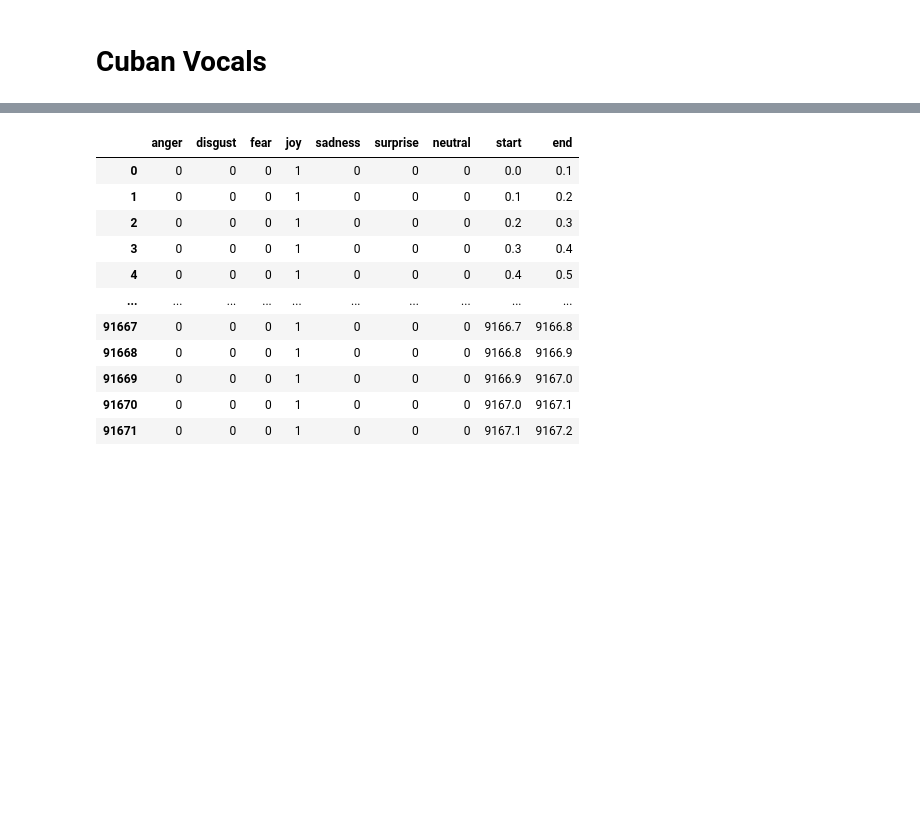
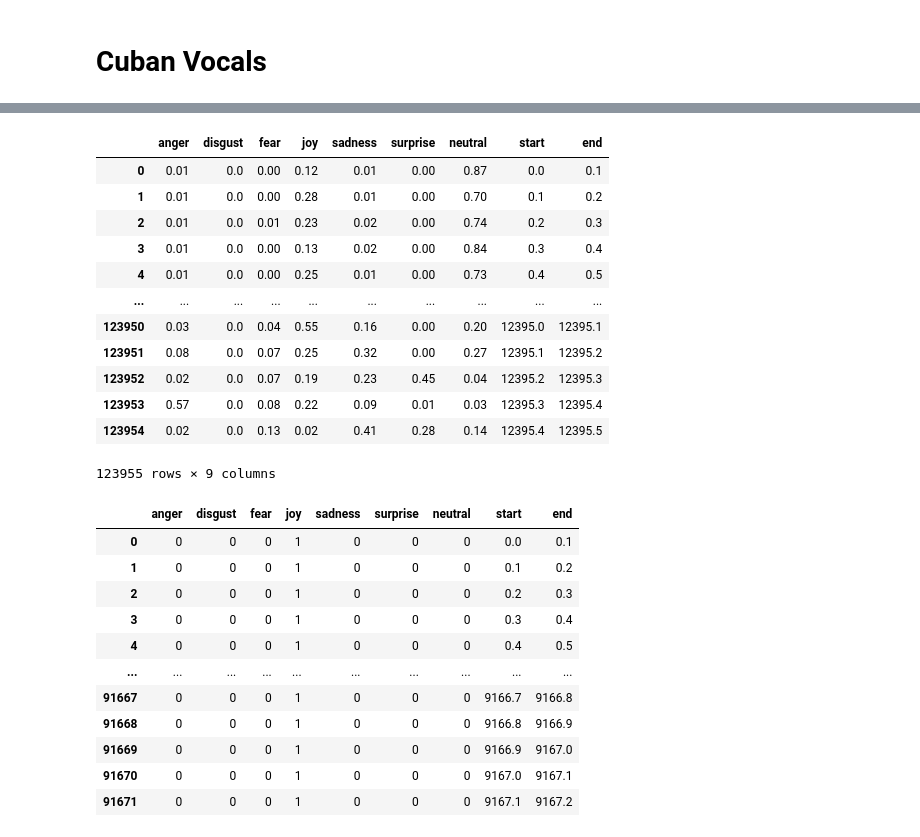
Before and after one commit to RavenRudi/coin_jazz, a Jupyter notebook: notebooks/FER_plots.ipynb, the cells around one changed output, grey strips where cells are left out. Drawn from its saved outputs; the diff is of its cells as text; code cells hidden in the pictures; blank space fills up the shorter version.

```diff
--- a/notebooks/FER_plots.ipynb
+++ b/notebooks/FER_plots.ipynb
@@ -116,3 +132,19 @@ df_vocals_morning_abs = calculate_highest_emotion(df_vocals_morning, True)
+# %%
+df_vocals_afternoon
+# %% [output]
+|  | anger | disgust | fear | joy | sadness | surprise | neutral | start | end |
+| 0 | 0.01 | 0.0 | 0.00 | 0.12 | 0.01 | 0.00 | 0.87 | 0.0 | 0.1 |
+| 1 | 0.01 | 0.0 | 0.00 | 0.28 | 0.01 | 0.00 | 0.70 | 0.1 | 0.2 |
+| 2 | 0.01 | 0.0 | 0.01 | 0.23 | 0.02 | 0.00 | 0.74 | 0.2 | 0.3 |
+| 3 | 0.01 | 0.0 | 0.00 | 0.13 | 0.02 | 0.00 | 0.84 | 0.3 | 0.4 |
+| 4 | 0.01 | 0.0 | 0.00 | 0.25 | 0.01 | 0.00 | 0.73 | 0.4 | 0.5 |
+| ... | ... | ... | ... | ... | ... | ... | ... | ... | ... |
+| 123950 | 0.03 | 0.0 | 0.04 | 0.55 | 0.16 | 0.00 | 0.20 | 12395.0 | 12395.1 |
+| 123951 | 0.08 | 0.0 | 0.07 | 0.25 | 0.32 | 0.00 | 0.27 | 12395.1 | 12395.2 |
+| 123952 | 0.02 | 0.0 | 0.07 | 0.19 | 0.23 | 0.45 | 0.04 | 12395.2 | 12395.3 |
+| 123953 | 0.57 | 0.0 | 0.08 | 0.22 | 0.09 | 0.01 | 0.03 | 12395.3 | 12395.4 |
+| 123954 | 0.02 | 0.0 | 0.13 | 0.02 | 0.41 | 0.28 | 0.14 | 12395.4 | 12395.5 |
+123955 rows × 9 columns
 # %%
 df_vocals_morning_abs
 # %% [output]
```
Also changed, not shown: parts of 1 cell of this notebook, 1 other file.
